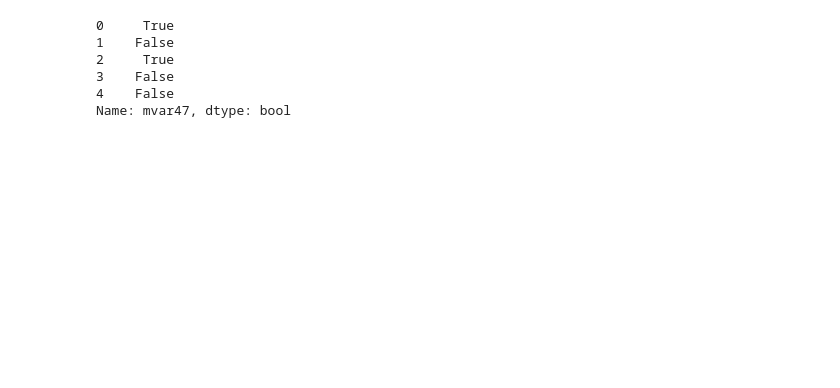
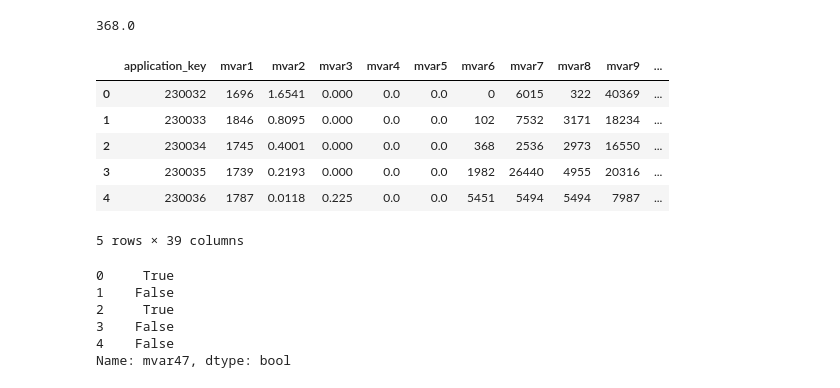
Before and after one commit to deepakgouda/Analyze-This-2018, a Jupyter notebook: Analyzing.ipynb, the cells around one changed output. Drawn from its saved outputs; the diff is of its cells as text; code cells hidden in the pictures; blank space fills up the shorter version.

```diff
--- a/Analyzing.ipynb
+++ b/Analyzing.ipynb
@@ -95,0 +60,16 @@ pd.get_dummies(data)
+# %%
+# data.drop('mvar21', axis=1, inplace=True)
+# data.drop('mvar22', axis=1, inplace=True)
+# data.drop('mvar23', axis=1, inplace=True)
+# data.drop('mvar24', axis=1, inplace=True)
+
+data.drop('mvar40', axis=1, inplace=True)
+data.drop('mvar31', axis=1, inplace=True)
+data.drop('mvar41', axis=1, inplace=True)
+data.drop('mvar11', axis=1, inplace=True)
+data.drop('mvar23', axis=1, inplace=True)
+data.drop('mvar45', axis=1, inplace=True)
+data.drop('mvar30', axis=1, inplace=True)
+data.drop('mvar35', axis=1, inplace=True)
+data.drop('mvar15', axis=1, inplace=True)
+data.drop('mvar22', axis=1, inplace=True)
@@ -96,3 +158,22 @@ pd.get_dummies(data)
+# %%
+data = data.fillna(data.median())
+# data.fillna(data.mean())
+# %%
+# data['mvar6'].fillna(data['mvar6'].mean())
+data['mvar6'].median()
+# %% [output]
+368.0
+# %%
+# pd.get_dummies(data)
+data.head()
+# %% [output]
+|  | application_key | mvar1 | mvar2 | mvar3 | mvar4 | mvar5 | mvar6 | mvar7 | mvar8 | mvar9 | ... |
+| 0 | 230032 | 1696 | 1.6541 | 0.000 | 0.0 | 0.0 | 0 | 6015 | 322 | 40369 | ... |
+| 1 | 230033 | 1846 | 0.8095 | 0.000 | 0.0 | 0.0 | 102 | 7532 | 3171 | 18234 | ... |
+| 2 | 230034 | 1745 | 0.4001 | 0.000 | 0.0 | 0.0 | 368 | 2536 | 2973 | 16550 | ... |
+| 3 | 230035 | 1739 | 0.2193 | 0.000 | 0.0 | 0.0 | 1982 | 26440 | 4955 | 20316 | ... |
+| 4 | 230036 | 1787 | 0.0118 | 0.225 | 0.0 | 0.0 | 5451 | 5494 | 5494 | 7987 | ... |
+5 rows × 39 columns
 # %%
 data['mvar47'] = data['mvar47'] == 'C'
 # %%
```
Also changed, not shown: parts of 20 cells of this notebook.
